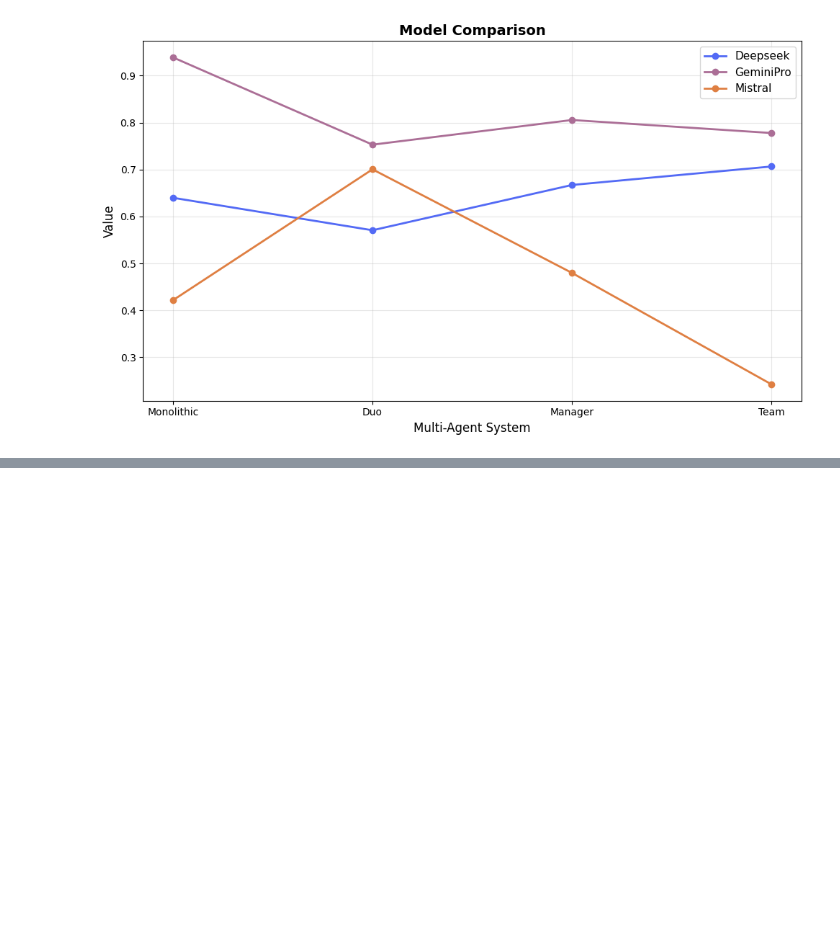
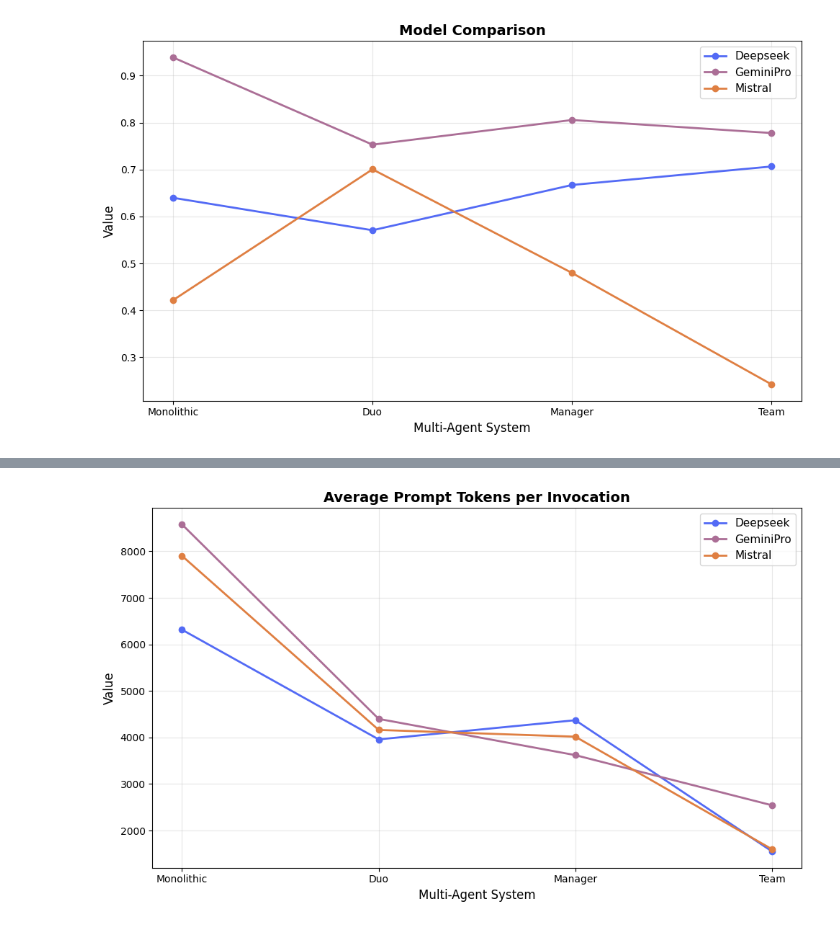
Before and after one commit to derPierrre/llm-mas-process-discovery-data, a Jupyter notebook: analytics.ipynb, the cells around one changed output, grey strips where cells are left out. Saved outputs shown, nothing was run; the diff lists cells and outputs as text; code cells hidden in the pictures; blank space fills up the shorter version.

```diff
--- a/analytics.ipynb
+++ b/analytics.ipynb
@@ -72,0 +125,4 @@ plot_model_comparison(features)
+# %%
+plot_model_comparison(prompt_tokens / invocations, 'Average Prompt Tokens per Invocation')
+# %% [output]
+[figure, added]
```
Also changed, not shown: parts of 17 cells of this notebook.
